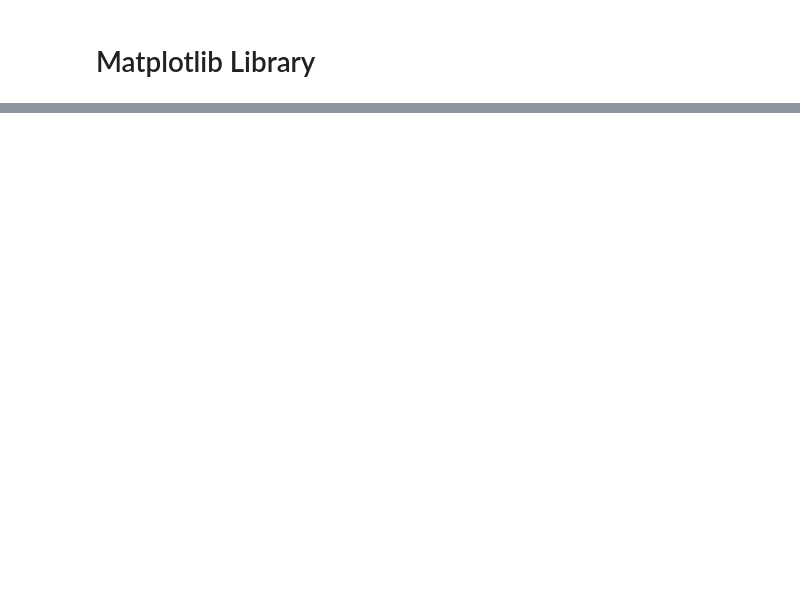
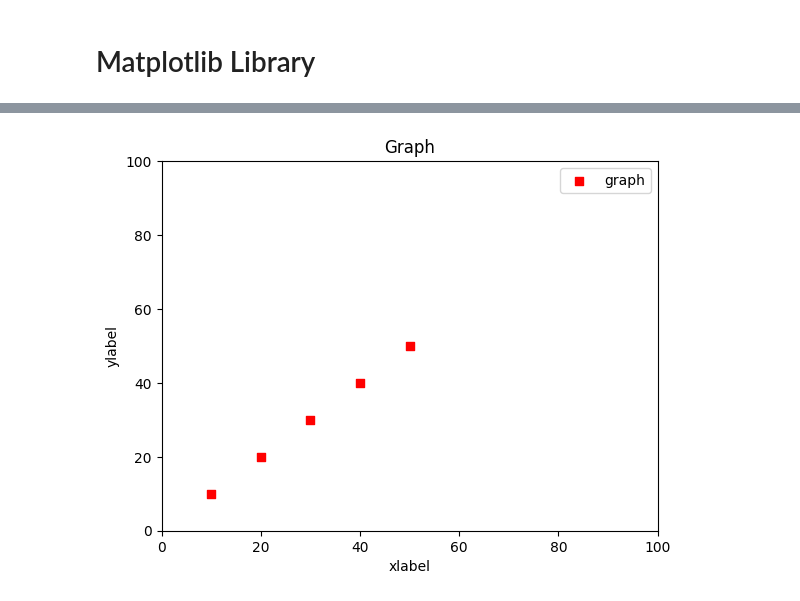
Before and after one commit to innovatorcoder1/PythonCode, a Jupyter notebook: Matplotlib.ipynb, the cells around one changed output, grey strips where cells are left out. Saved outputs shown, nothing was run; the diff lists cells and outputs as text; code cells hidden in the pictures; blank space fills up the shorter version.

```diff
--- a/Matplotlib.ipynb
+++ b/Matplotlib.ipynb
@@ -51,0 +47,12 @@ plt.show()
+# %%
+plt.scatter([10,20,30,40,50],[10,20,30,40,50], label="graph", color="red", marker="s")
+
+plt.xlim(0,100)
+plt.ylim(0,100)
+plt.xlabel("xlabel")
+plt.ylabel("ylabel")
+plt.title("Graph")
+plt.legend()
+plt.show()
+# %% [output]
+[figure, added]
```
Also changed, not shown: parts of 8 cells of this notebook, 4 other files.
